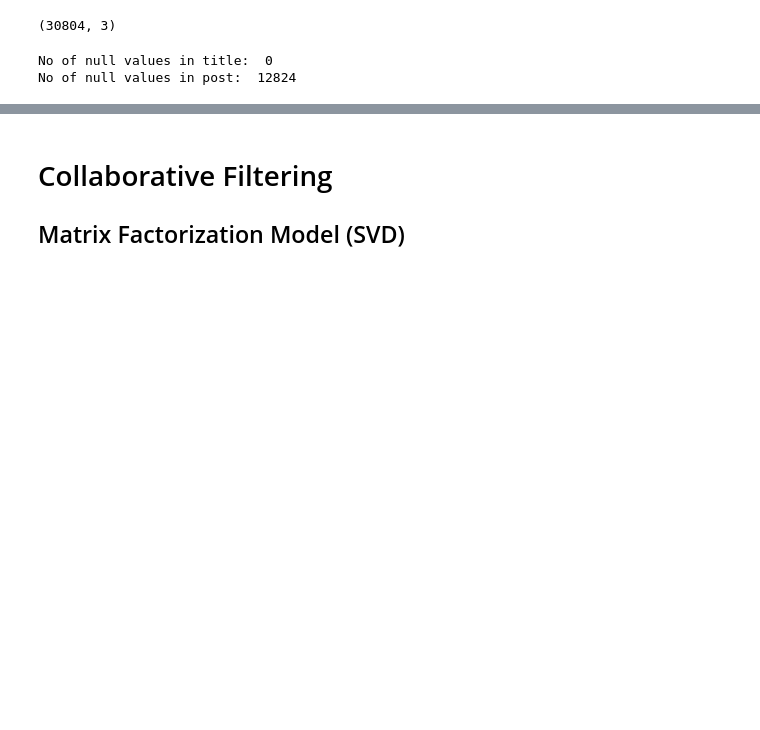
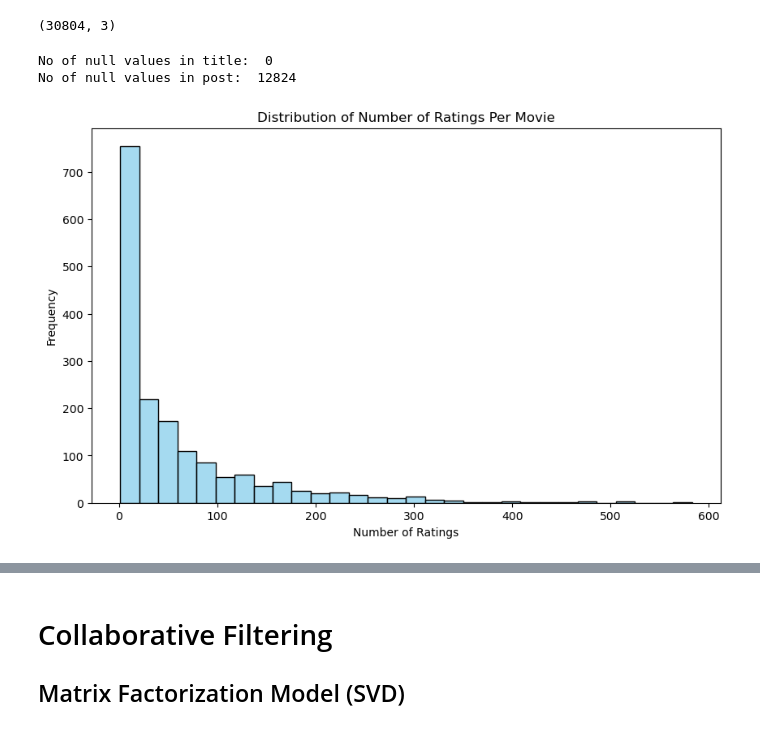
Before and after one commit to HemantRajSingh/collaborative-hybrid-recommender, a Jupyter notebook: notebooks/data_exploration.ipynb, the cells around one changed output, grey strips where cells are left out. Cells and saved outputs as stored; diff of their text form; code cells hidden in the pictures; blank space fills up the shorter version.

```diff
--- a/notebooks/data_exploration.ipynb
+++ b/notebooks/data_exploration.ipynb
@@ -388,3 +386,17 @@ print("No of null values in post: ", reddit_df['post'].isnull().sum())
 # %% [output]
 No of null values in title:  0
 No of null values in post:  12824
+# %%
+# Calculate necessary statistics
+ratings_count_per_movie = rating_df.groupby('movie_id')['rating'].count()
+average_posts_per_movie = reddit_df.groupby('movie_tag').size().mean()
+
+# Plot distribution of ratings per movie
+plt.figure(figsize=(10, 6))
+sns.histplot(ratings_count_per_movie, bins=30, kde=False, color='skyblue')
+plt.title('Distribution of Number of Ratings Per Movie')
+plt.xlabel('Number of Ratings')
+plt.ylabel('Frequency')
+plt.show()
+# %% [output]
+[figure, added]
```
Also changed, not shown: parts of 32 cells of this notebook.
